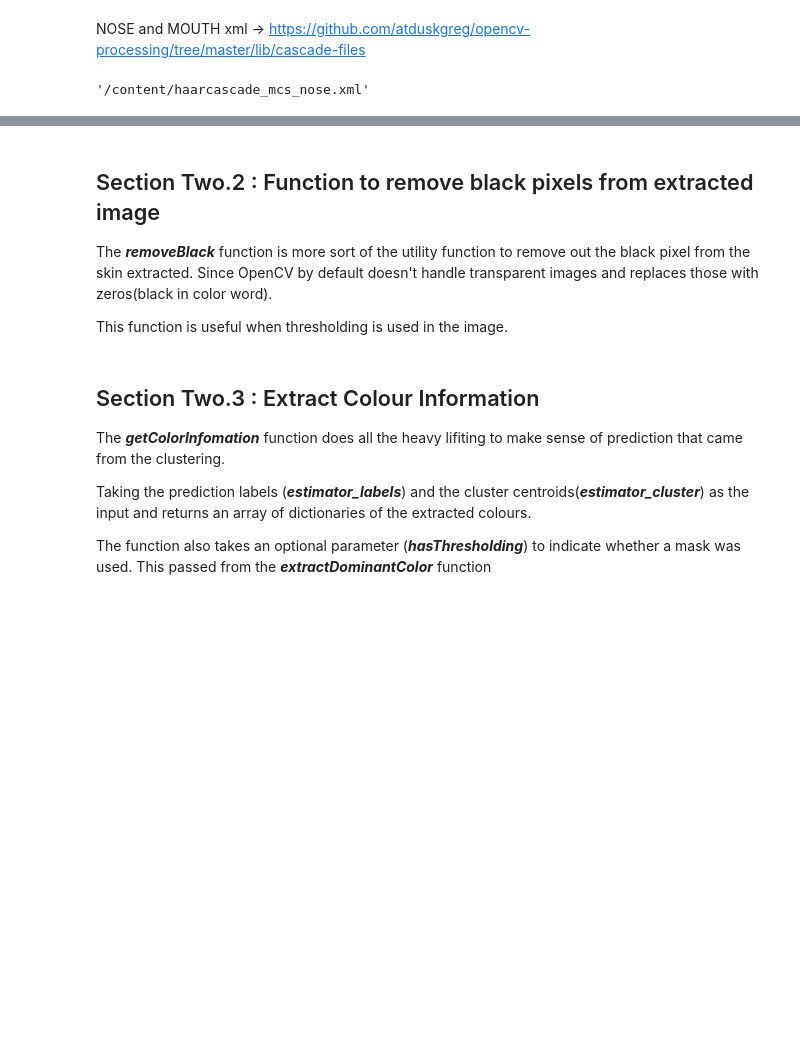
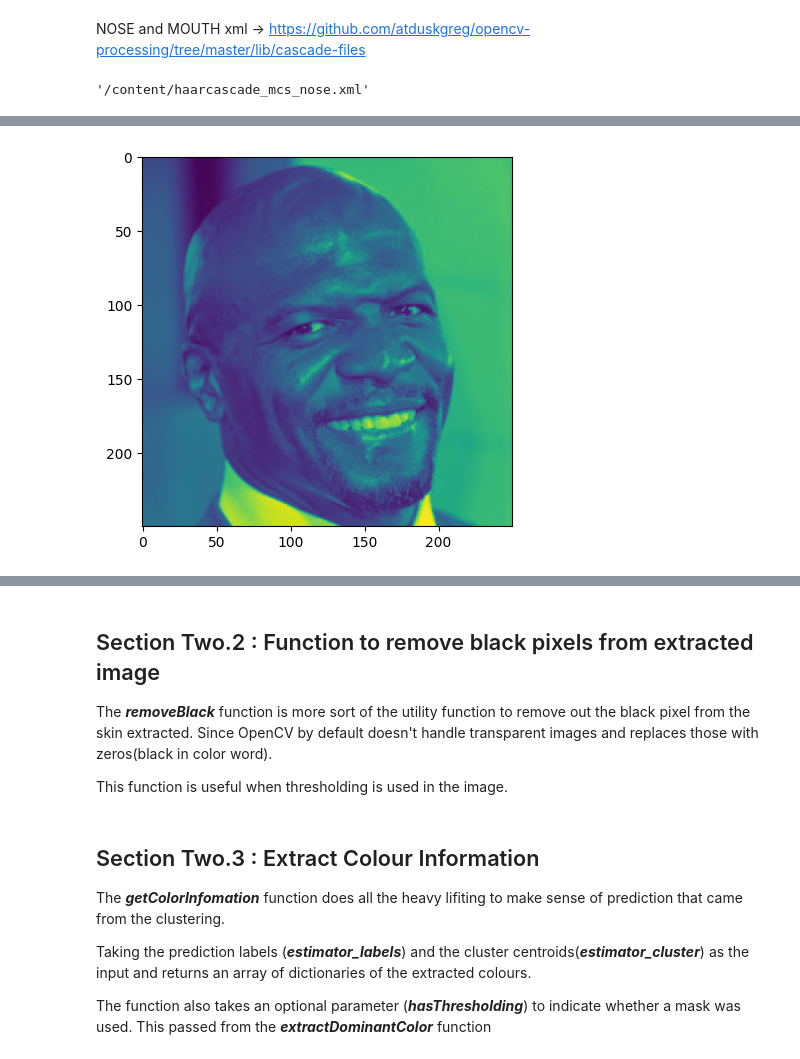
Before and after one commit to vittoria-thomasini/Extract_skintone_image, a Jupyter notebook: Extract_Skin_Tone_from_an_Image.ipynb, the cells around one changed output, grey strips where cells are left out. Saved outputs shown, nothing was run; the diff lists cells and outputs as text; code cells hidden in the pictures; blank space fills up the shorter version.

Commit message:
debbuging terry

```diff
--- a/Extract_Skin_Tone_from_an_Image.ipynb
+++ b/Extract_Skin_Tone_from_an_Image.ipynb
@@ -82,0 +111,88 @@ create_file('https://raw.githubusercontent.com/vittoria-thomasini/Extract_skinto
+# %%
+from matplotlib.image import imread
+# def featuresIdentification(image):
+image =  imutils.url_to_image("https://raw.githubusercontent.com/vittoria-thomasini/Extract_skintone_image/main/terry.jpg")
+# image = imread("/content/PXL_20220922_173952716.jpg")
+img = imutils.resize(image, width=250)
+
+mouth_xml = r'/content/haarcascade_mcs_mouth.xml'
+nose_xml = r'/content/haarcascade_mcs_nose.xml'
+
+face_detector = cv2.CascadeClassifier(cv2.data.haarcascades + 'haarcascade_frontalface_default.xml')
+eye_detector = cv2.CascadeClassifier(cv2.data.haarcascades + 'haarcascade_eye.xml')
+mouth_detector = cv2.CascadeClassifier(mouth_xml)
+nose_detector = cv2.CascadeClassifier(nose_xml)
+
+gray = cv2.cvtColor(img, cv2.COLOR_BGR2GRAY)
+print("AFTER CONVERT TO gray")
+plt.imshow(gray)
+plt.show()
+
+  # Detect faces
+faces = face_detector.detectMultiScale(
+gray,
+scaleFactor=1.05,
+minNeighbors=5,
+)
+# For each face
+for (x, y, w, h) in faces:
+    # Draw rectangle around the face
+    cv2.rectangle(gray, (x, y), (x+w, y+h), (0, 0, 0), 2)
+    roi_face = gray[y:y+h, x:x+w]
+    cropped_image = img[y:y+h, x:x+w]
+    print("aqui crop")
+    plt.imshow(cropped_image)
+    plt.show()
+    # print("roi face in gray")
+    # plt.imshow(roi_face)
+    # plt.show()
+    # cropped_image = image[y:y+h, x:x+w]
+    # print("rosto focado")
+    # plt.imshow(cropped_image)
+    # plt.show()
+    # # Detect eye
+    # eyes = eye_detector.detectMultiScale(cropped_image)
+    # for (ex,ey,ew,eh) in eyes:
+    #     cv2.rectangle(cropped_image,(ex,ey),(ex+ew,ey+eh),(0,0,0),-2)
+    #     cropped_image = image[y:y+h, x:x+w]
+    #     roi_eye = roi_face[y:y+h, x:x+w]
+
+    # print("cropped image in eye")
+    # plt.imshow(cropped_image)
+    # plt.show()
+    # print("roi eye")
+    # plt.imshow(roi_eye)
+    # plt.show()
+
+    # # Detect mouth
+    # mouth = mouth_detector.detectMultiScale(cropped_image)
+    # for (xm,ym,wm,hm) in mouth:
+    #     cv2.rectangle(cropped_image,(xm,ym),(xm+wm,ym+hm),(0,0,0),-2)
+    #     roi_mouth = roi_face[y:y+h, x:x+w]
+    # print("cropped image in mouth")
+    # plt.imshow(cropped_image)
+    # plt.show()
+    # print("roi mouth")
+    # plt.imshow(roi_mouth)
+    # plt.show()
+    # cropped_image = image[y:y+h, x:x+w]
+
+    # # Detect nose
+    # nose = nose_detector.detectMultiScale(cropped_image)
+    # for (xn,yn,wn,hn) in nose:
+    #     cv2.rectangle(cropped_image,(xn,yn),(xn+wn,yn+hn),(0,0,0),-2)
+    #     roi_nose = roi_face[y:y+h, x:x+w]
+    # print("cropped image in nose")
+    # plt.imshow(cropped_image)
+    # plt.show()
+    # print("roi nose")
+    # # plt.imshow(roi_nose)
+    # # plt.show()
+#     cropped_image = image[y:y+h, x:x+w]
+
+# img =  cv2.cvtColor(cropped_image,cv2.COLOR_BGR2HSV)
+# print("aqui img")
+# plt.imshow(img)
+# plt.show()
+# return img
+# %% [output]
@@ -82,0 +200 @@ create_file('https://raw.githubusercontent.com/vittoria-thomasini/Extract_skinto
+[figure, added]
```
Also changed, not shown: parts of 9 cells of this notebook.
